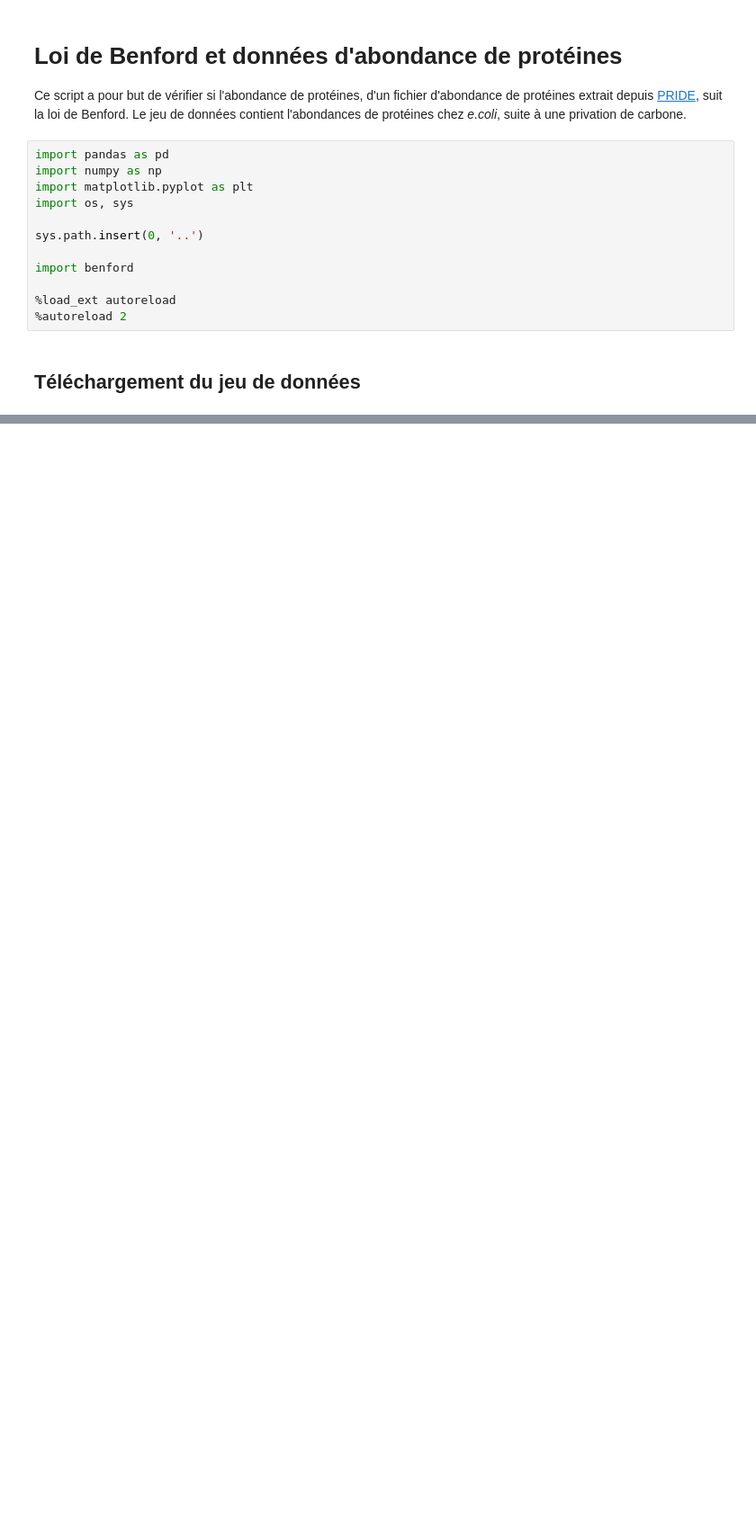
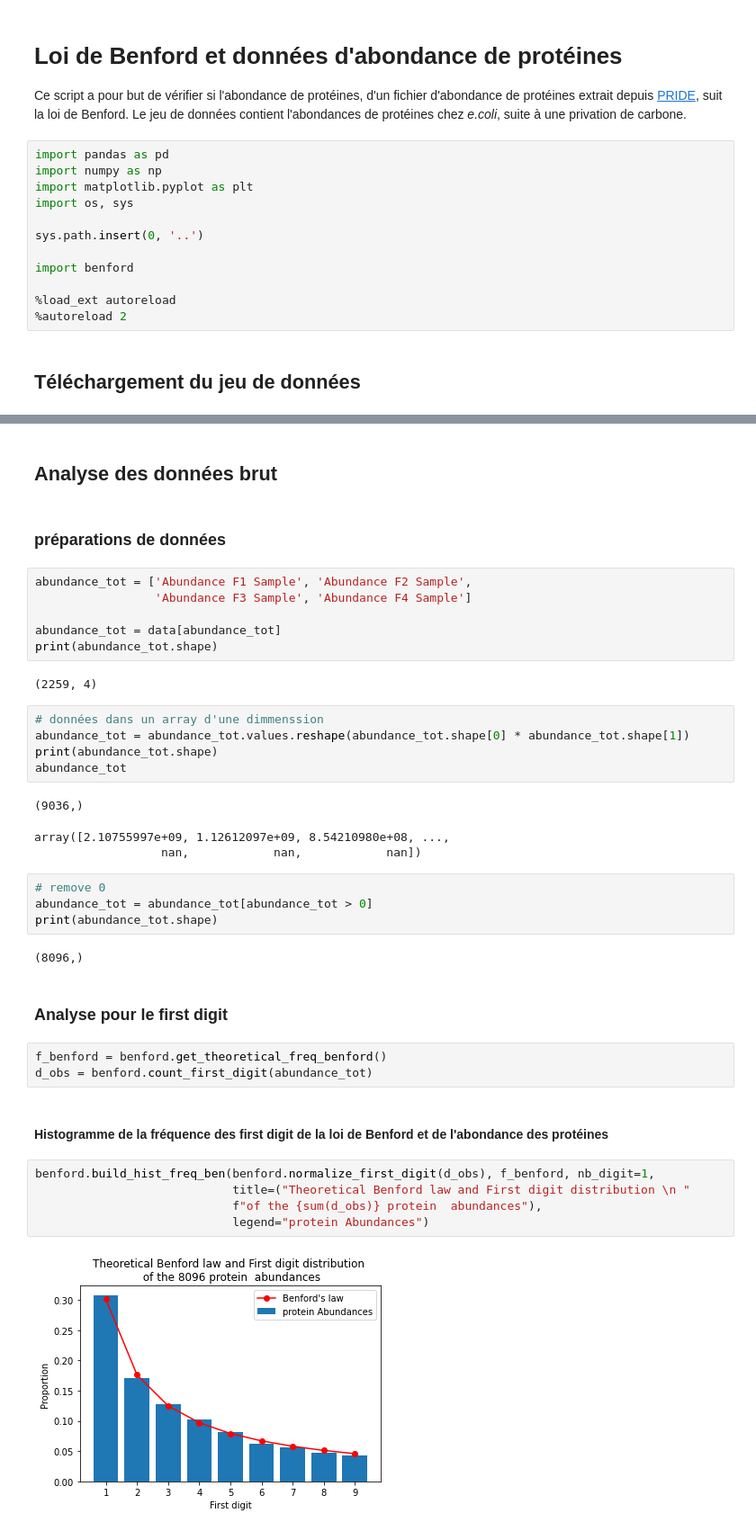
Before and after one commit to pierrepo/benford-law, a Jupyter notebook: data_abundance_analysis/e.coli_abundance.ipynb, the cells around one changed output, grey strips where cells are left out. Shown at 90% size. Saved outputs shown, nothing was run; the diff lists cells and outputs as text; blank space fills up the shorter version.

```diff
--- a/data_abundance_analysis/e.coli_abundance.ipynb
+++ b/data_abundance_analysis/e.coli_abundance.ipynb
@@ -41,0 +157,41 @@ ValueError: File is not a recognized excel file
+# %% [markdown]
+## Analyse des données brut
+# %% [markdown]
+### préparations de données
+# %%
+abundance_tot = ['Abundance F1 Sample', 'Abundance F2 Sample',
+                 'Abundance F3 Sample', 'Abundance F4 Sample']
+
+abundance_tot = data[abundance_tot]
+print(abundance_tot.shape)
+# %% [output]
+(2259, 4)
+# %%
+# données dans un array d'une dimmenssion
+abundance_tot = abundance_tot.values.reshape(abundance_tot.shape[0] * abundance_tot.shape[1])
+print(abundance_tot.shape)
+abundance_tot
+# %% [output]
+(9036,)
+array([2.10755997e+09, 1.12612097e+09, 8.54210980e+08, ...,
+                  nan,            nan,            nan])
+# %%
+# remove 0
+abundance_tot = abundance_tot[abundance_tot > 0]
+print(abundance_tot.shape)
+# %% [output]
+(8096,)
+# %% [markdown]
+### Analyse pour le first digit
+# %%
+f_benford = benford.get_theoretical_freq_benford()
+d_obs = benford.count_first_digit(abundance_tot)
+# %% [markdown]
+#### Histogramme de la fréquence des first digit de la loi de Benford et de l'abondance des protéines
+# %%
+benford.build_hist_freq_ben(benford.normalize_first_digit(d_obs), f_benford, nb_digit=1,
+                            title=("Theoretical Benford law and First digit distribution \n "
+                            f"of the {sum(d_obs)} protein  abundances"),
+                            legend="protein Abundances")
+# %% [output]
+[figure, added]
```
Also changed, not shown: parts of 47 cells of this notebook, 1 other file.
